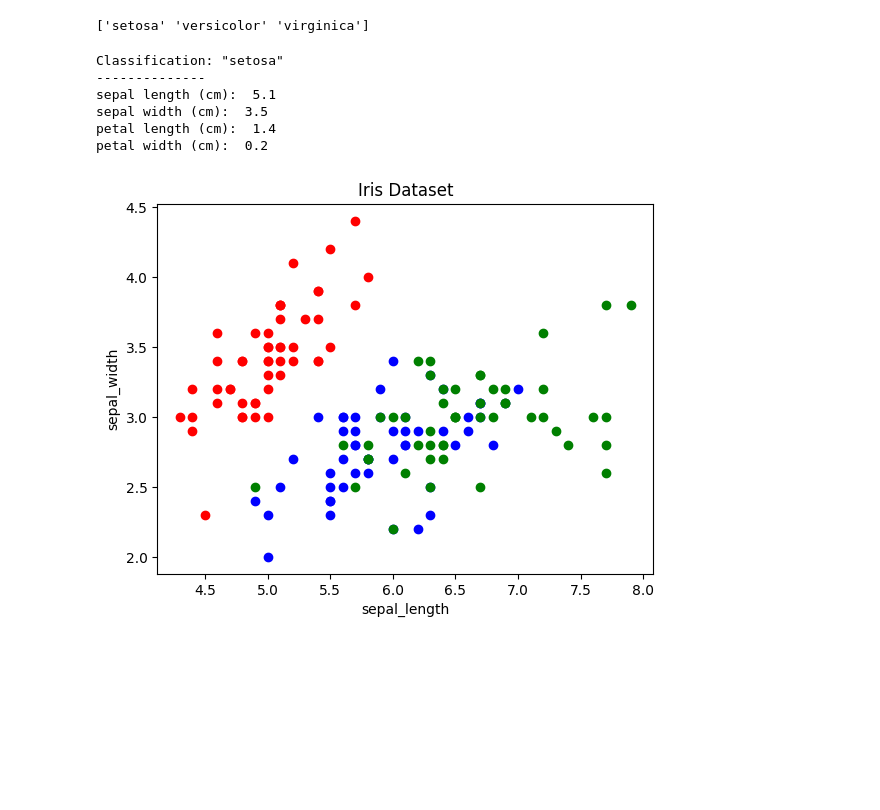
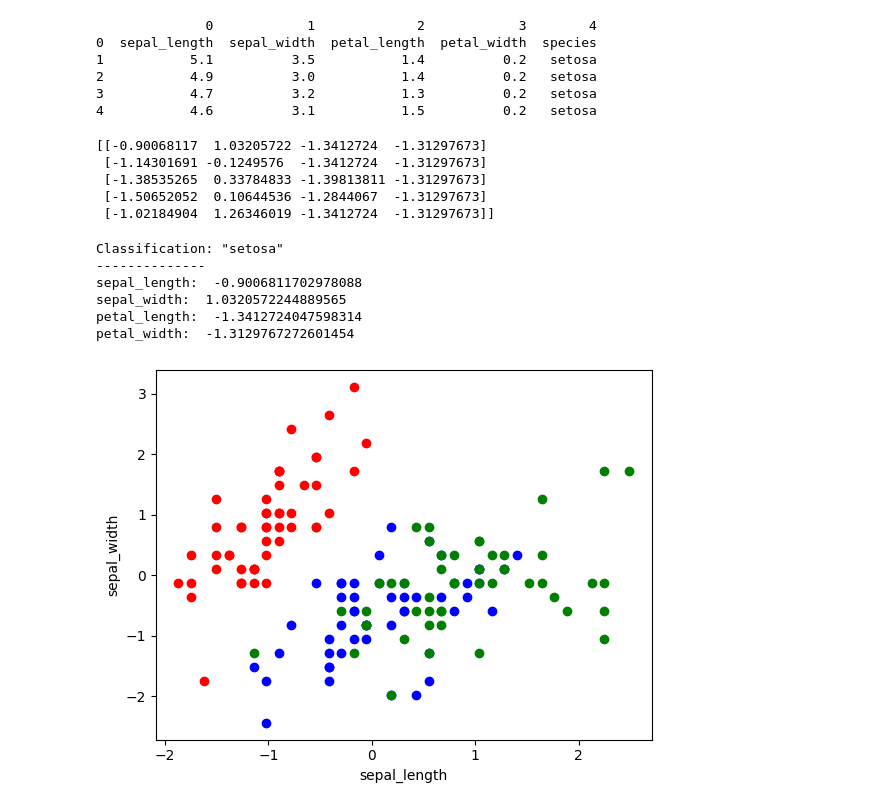
Before and after one commit to julian-baumann/k-nearest-neighbors, a Jupyter notebook: main.ipynb, the cells around one changed output. Drawn from its saved outputs; the diff is of its cells as text; code cells hidden in the pictures; blank space fills up the shorter version.

```diff
--- a/main.ipynb
+++ b/main.ipynb
@@ -38,46 +20,76 @@ Y = iris_dataset["target_names"]
-# %%
-# print labels
-print(Y)
-# %% [output]
-['setosa' 'versicolor' 'virginica']
+# %%
+# CSV Datei einlesen und auf ein 2D Array mappen
+iris_dataset_file = pd.read_csv("iris_dataset.csv", sep=",", header=None)
+iris_dataset = iris_dataset_file.values
+
+feature_names = iris_dataset[0]
+iris_dataset = iris_dataset[1:]
+
+# Ersten 5 Reihen ausgeben um Werte anzusehen
+print(iris_dataset_file.head(5))
+# %% [output]
+              0            1             2            3        4
+0  sepal_length  sepal_width  petal_length  petal_width  species
+1           5.1          3.5           1.4          0.2   setosa
+2           4.9          3.0           1.4          0.2   setosa
+3           4.7          3.2           1.3          0.2   setosa
+4           4.6          3.1           1.5          0.2   setosa
+# %%
+from sklearn.preprocessing import StandardScaler
+
+# In Machine Learning Context steht groß X für die tatsächlichen Daten und
+# y für die Zuordnung.
+# Wir nutzen hier "StandardScaler().fit_transform" um die Daten zu normalisieren (Nur Werte zwischen 0 und 1)
+X = StandardScaler().fit_transform(iris_dataset[:, 0:4])
+y = iris_dataset[:, 4]
+# %%
+# Testen ob in X wirklich nur Werte und keine Klassifizierungen mehr stehen
+print(X[0:5])
+# %% [output]
+[[-0.90068117  1.03205722 -1.3412724  -1.31297673]
+ [-1.14301691 -0.1249576  -1.3412724  -1.31297673]
+ [-1.38535265  0.33784833 -1.39813811 -1.31297673]
+ [-1.50652052  0.10644536 -1.2844067  -1.31297673]
+ [-1.02184904  1.26346019 -1.3412724  -1.31297673]]
 # %%
-
 # print first dataset of the iris dataset
 example_data = X[0]
+
 print(f"Classification: \"{Y[0]}\"")
 print("--------------")
 
-for i, data_point in enumerate(example_data):
-    print(iris_dataset["feature_names"][i] + f":  {data_point}")
+for index, data_point in enumerate(example_data):
+    print(feature_names[index] + f":  {data_point}")
 # %% [output]
 Classification: "setosa"
 --------------
-sepal length (cm):  5.1
-sepal width (cm):  3.5
-petal length (cm):  1.4
-petal width (cm):  0.2
+sepal_length:  -0.9006811702978088
+sepal_width:  1.0320572244889565
+petal_length:  -1.3412724047598314
+petal_width:  -1.3129767272601454
 # %%
 import matplotlib.pyplot as plt
 
 COLORS = {
     "setosa": "r",
     "virginica": "g",
     "versicolor": "b"
 }
 
-# create a figure and axis
-fig, ax = plt.subplots()
-# plot each data-point
+def show_graph(feature_one: int, feature_two: int):
+    fig, ax = plt.subplots()
 
-for i, data in enumerate(X):
-    classification = Y[iris_dataset["target"][i]]
-    ax.scatter(data[0], data[1], color=COLORS[classification])
+    for index, data in enumerate(X):
+        classification = y[index]
+        ax.scatter(data[feature_one], data[feature_two], color=COLORS[classification])
 
-# set a title and labels
-ax.set_title('Iris Dataset')
-ax.set_xlabel('sepal_length')
-ax.set_ylabel('sepal_width')
+    # set a title and labels
+    ax.set_xlabel(feature_names[feature_one])
+    ax.set_ylabel(feature_names[feature_two])
 
-plt.show()
+    plt.show()
+
+
+show_graph(0, 1)
 # %% [output]
-[figure, old version]
+[figure, new version]
```
Also changed, not shown: parts of 13 cells of this notebook, 3 other files.
